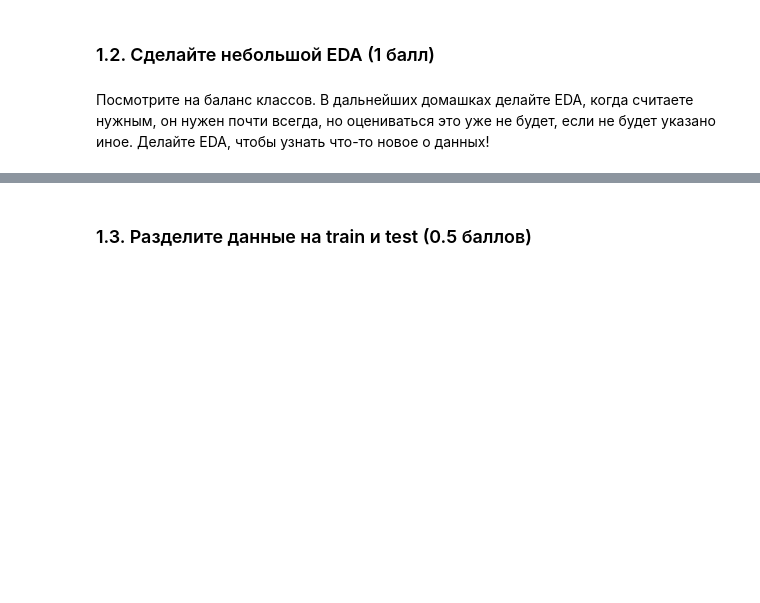
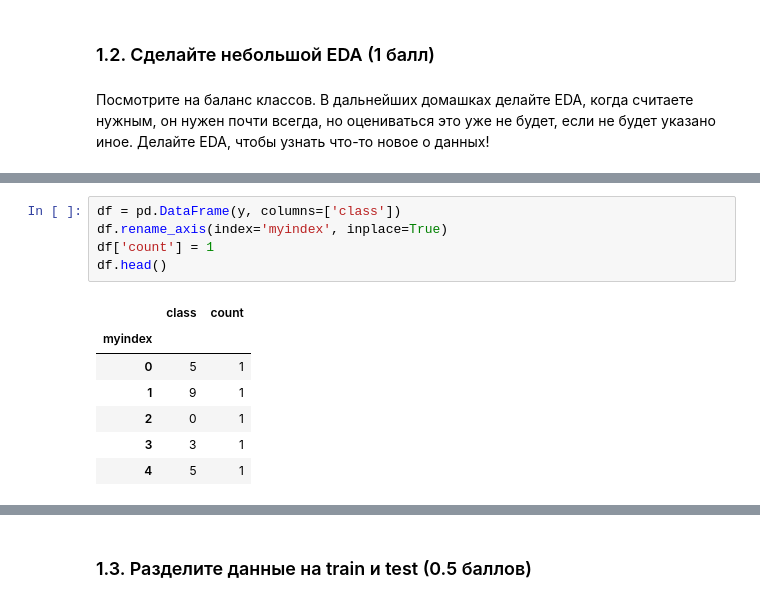
Before and after one commit to Tatiana-kik/BI_ML_2021, a Jupyter notebook: lesson_1_intro_knn/homework/KNN.ipynb, the cells around one changed output, grey strips where cells are left out. Saved outputs shown, nothing was run; the diff lists cells and outputs as text; blank space fills up the shorter version.

```diff
--- a/lesson_1_intro_knn/homework/KNN.ipynb
+++ b/lesson_1_intro_knn/homework/KNN.ipynb
@@ -75,0 +77,13 @@ YOUR CODE
+# %%
+df = pd.DataFrame(y, columns=['class'])
+df.rename_axis(index='myindex', inplace=True)
+df['count'] = 1
+df.head()
+# %% [output]
+|  | class | count |
+| myindex |  |  |
+| 0 | 5 | 1 |
+| 1 | 9 | 1 |
+| 2 | 0 | 1 |
+| 3 | 3 | 1 |
+| 4 | 5 | 1 |
```
Also changed, not shown: parts of 7 cells of this notebook.
